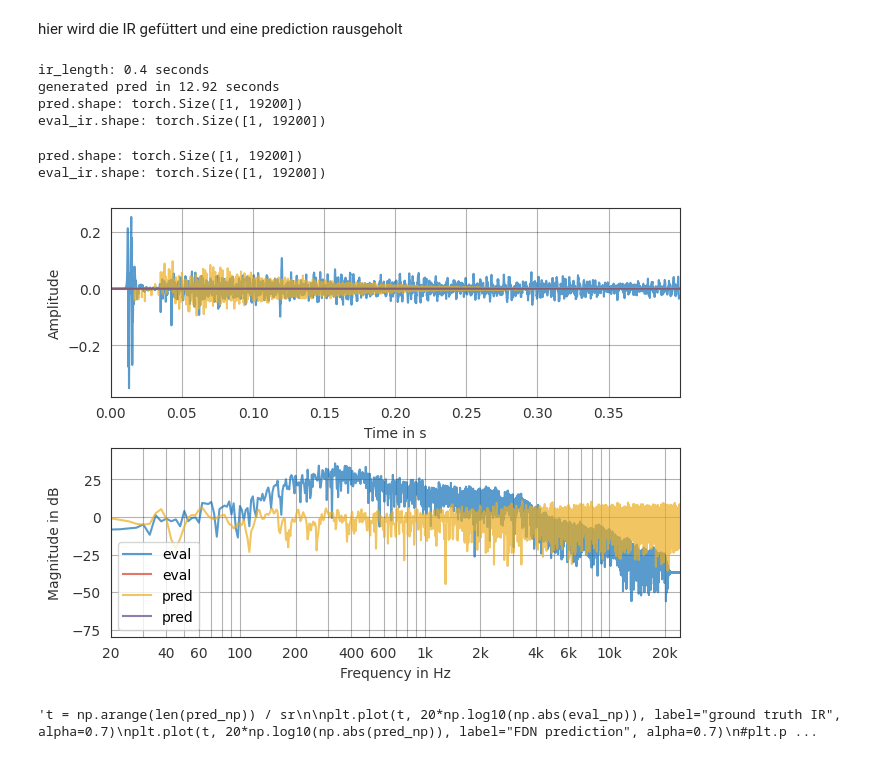
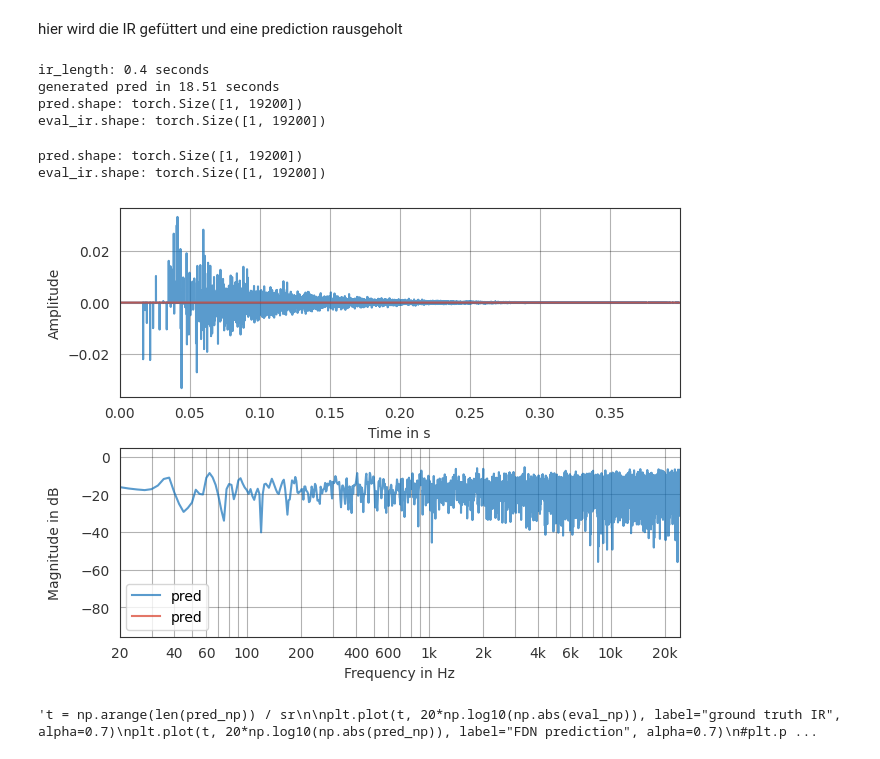
Before and after one commit to oscarTu4/fdn-param-tuning, a Jupyter notebook: inference.ipynb, the cells around one changed output. Cells and saved outputs as stored; diff of their text form; code cells hidden in the pictures.

Commit message:
inferenz mit audio display

```diff
--- a/inference.ipynb
+++ b/inference.ipynb
@@ -31,7 +32,7 @@ device = 'cpu'
 hier wird das nn initialisiert mit den gewichten und parametern
 # %%
 # init neural net
-ckpt_path = os.path.join(exp, "checkpoints/model_e33.pt") # in der datei sind die trainingsgewichte gespeichert
+ckpt_path = os.path.join(exp, "checkpoints/model_e3.pt") # in der datei sind die trainingsgewichte gespeichert
 filepath = 'Params/'
 N = args["N"]
 delay_set = args["delay_set"]
@@ -49,7 +50,7 @@ hier wird die IR gefüttert und eine prediction rausgeholt
 # %%
 ### filepath zu der rir die rekonstruiert werden soll
 ### TODO loop über mehrere IRs, dann kann man epochen untereinander vergleichen
-eval_filepath = "/Users/oscar/documents/Uni/Audiokommunikation/3. Semester/DLA/Impulse Responses/ChurchIR/EIG/SC_MC_EIG_1.wav"
+eval_filepath = "/Users/oscar/documents/Uni/Audiokommunikation/3. Semester/DLA/Impulse Responses/raw_rirs/0001_1_raw_rirs.wav"
 eval_ir, sr = torchaudio.load(eval_filepath)
 
 if sr != model_sr:
@@ -72,38 +73,42 @@ print(f"pred.shape: {pred.shape}")
 print(f"eval_ir.shape: {eval_ir.shape}")
 # %% [output]
 ir_length: 0.4 seconds
-generated pred in 12.92 seconds
+generated pred in 18.51 seconds
 pred.shape: torch.Size([1, 19200])
 eval_ir.shape: torch.Size([1, 19200])
 # %%
-pred = util.normalize(pred)
+#pred = util.normalize(pred)
 pred_np = pred.squeeze(0).detach().cpu().numpy()
 eval_np = eval_ir.squeeze(0).detach().cpu().numpy()
+print("eval:")
+display(Audio(eval_np.cpu(), rate=48000))
+print("pred")
+display(Audio(pred_np.cpu(), rate=48000))
 print(f"pred.shape: {pred.shape}")
 print(f"eval_ir.shape: {eval_ir.shape}")
 
 times = np.zeros(len(pred_np))
 eval_sig = pf.Signal([eval_np.flatten(),times.flatten()],sampling_rate=model_sr)
 pred_sig = pf.Signal([pred_np.flatten(),times.flatten()],sampling_rate=model_sr)
 
-pf.plot.time_freq(eval_sig, label="eval", alpha=0.7)
+#pf.plot.time_freq(eval_sig, label="eval", alpha=0.7)
 pf.plot.time_freq(pred_sig, label="pred", alpha=0.7)
 plt.legend()
 plt.show()
 
 """t = np.arange(len(pred_np)) / sr
 
 plt.plot(t, 20*np.log10(np.abs(eval_np)), label="ground truth IR", alpha=0.7)
 plt.plot(t, 20*np.log10(np.abs(pred_np)), label="FDN prediction", alpha=0.7)
 #plt.plot(t, eval_np, label="ground truth IR", alpha=0.5)
 #plt.plot(t, pred_np, label="FDN prediction", alpha=0.5)
 plt.xlabel("Time [s]")
 plt.ylabel("Amplitude [dB]")
 plt.ylim(-100, 0)          # typical IR dynamic range
 plt.grid(True, which="both", alpha=0.3)
 plt.legend()"""
 # %% [output]
 pred.shape: torch.Size([1, 19200])
 eval_ir.shape: torch.Size([1, 19200])
-[figure, old version]
+[figure, new version]
 't = np.arange(len(pred_np)) / sr\n\nplt.plot(t, 20*np.log10(np.abs(eval_np)), label="ground truth IR", alpha=0.7)\nplt.plot(t, 20*np.log10(np.abs(pred_np)), label="FDN prediction", alpha=0.7)\n#plt.p ...
```
Also changed, not shown: parts of 1 cell of this notebook, 2 other files.
